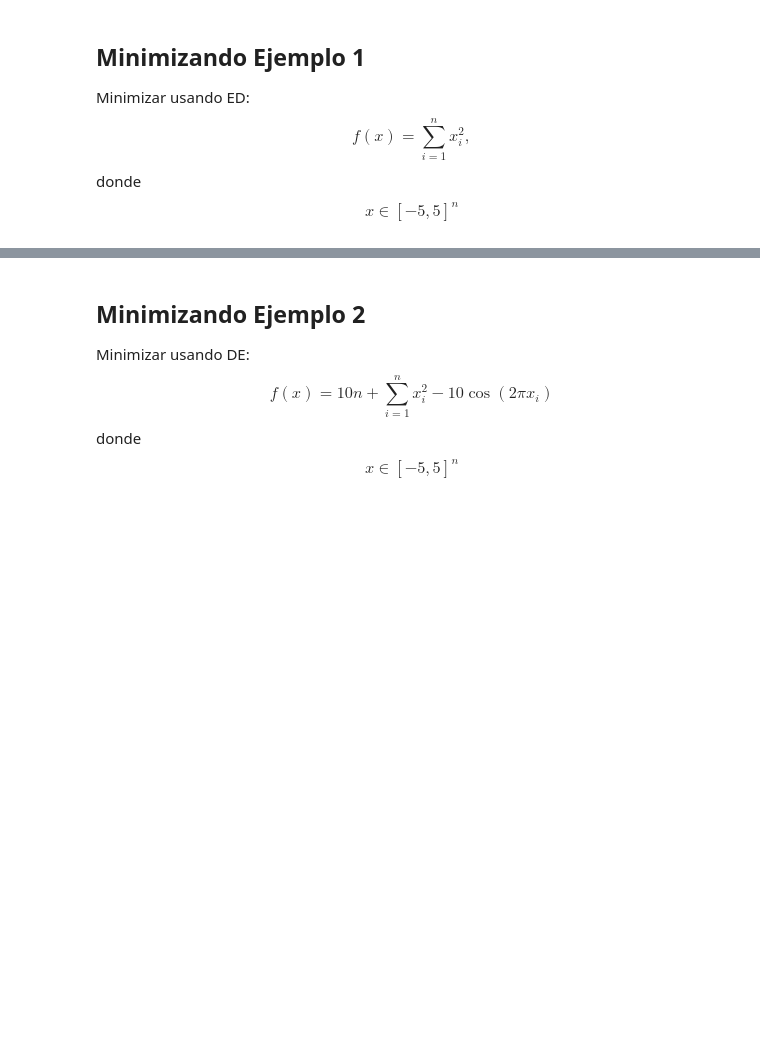
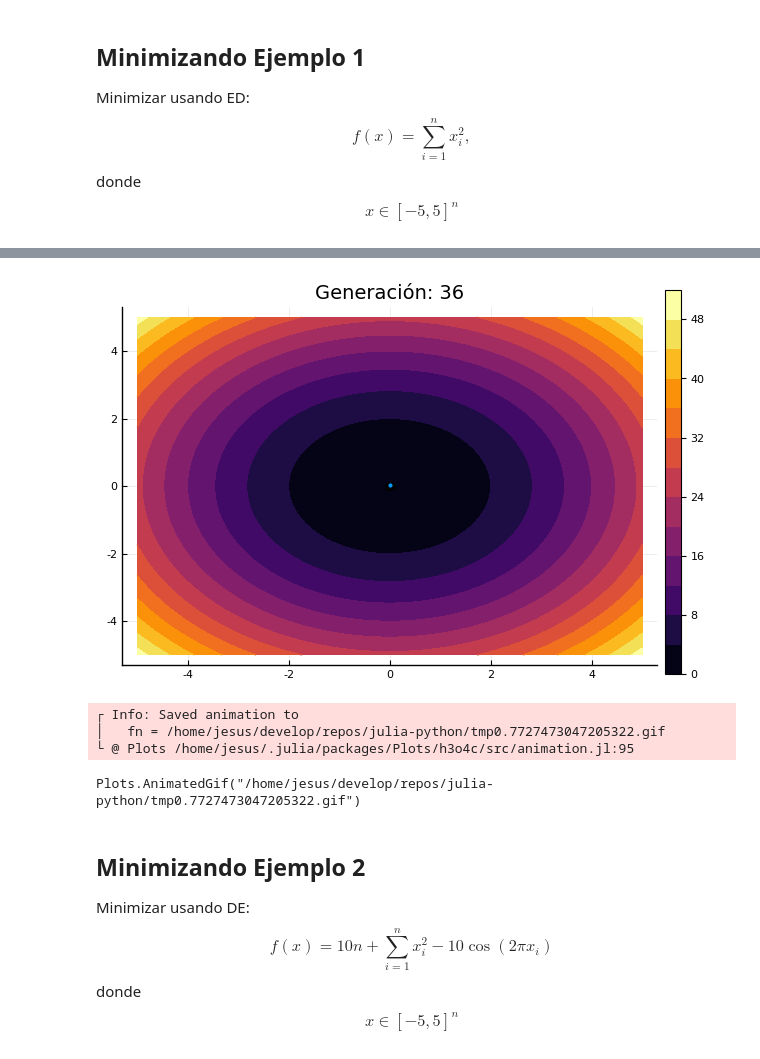
Before and after one commit to jmejia8/julia-python, a Jupyter notebook: ejemplo.ipynb, the cells around one changed output, grey strips where cells are left out. Cells and saved outputs as stored; diff of their text form; code cells hidden in the pictures; blank space fills up the shorter version.

```diff
--- a/ejemplo.ipynb
+++ b/ejemplo.ipynb
@@ -81,3 +100,22 @@ scatter!([0.0], [0.0], label="Óptimo")
+# %%
+anim = @animate for status = resultado.convergence
+
+    X = range(-5, 5, length=100)
+    Y = range(-5, 5, length=100)
+    contourf(X, Y, f, title="Generación: $(status.iteration)")
+
+    for sol in status.population
+        scatter!(sol.x[1:1], sol.x[2:2], legend=false)
+    end
+end
+
+gif(anim, "tmp$(rand()).gif")
+# %% [output]
+[figure, added]
+┌ Info: Saved animation to
+│   fn = /home/jesus/develop/repos/julia-python/tmp0.7727473047205322.gif
+└ @ Plots /home/jesus/.julia/packages/Plots/h3o4c/src/animation.jl:95
+Plots.AnimatedGif("/home/jesus/develop/repos/julia-python/tmp0.7727473047205322.gif")
 # %% [markdown]
 ## Minimizando Ejemplo 2
 
```
Also changed, not shown: parts of 9 cells of this notebook.
